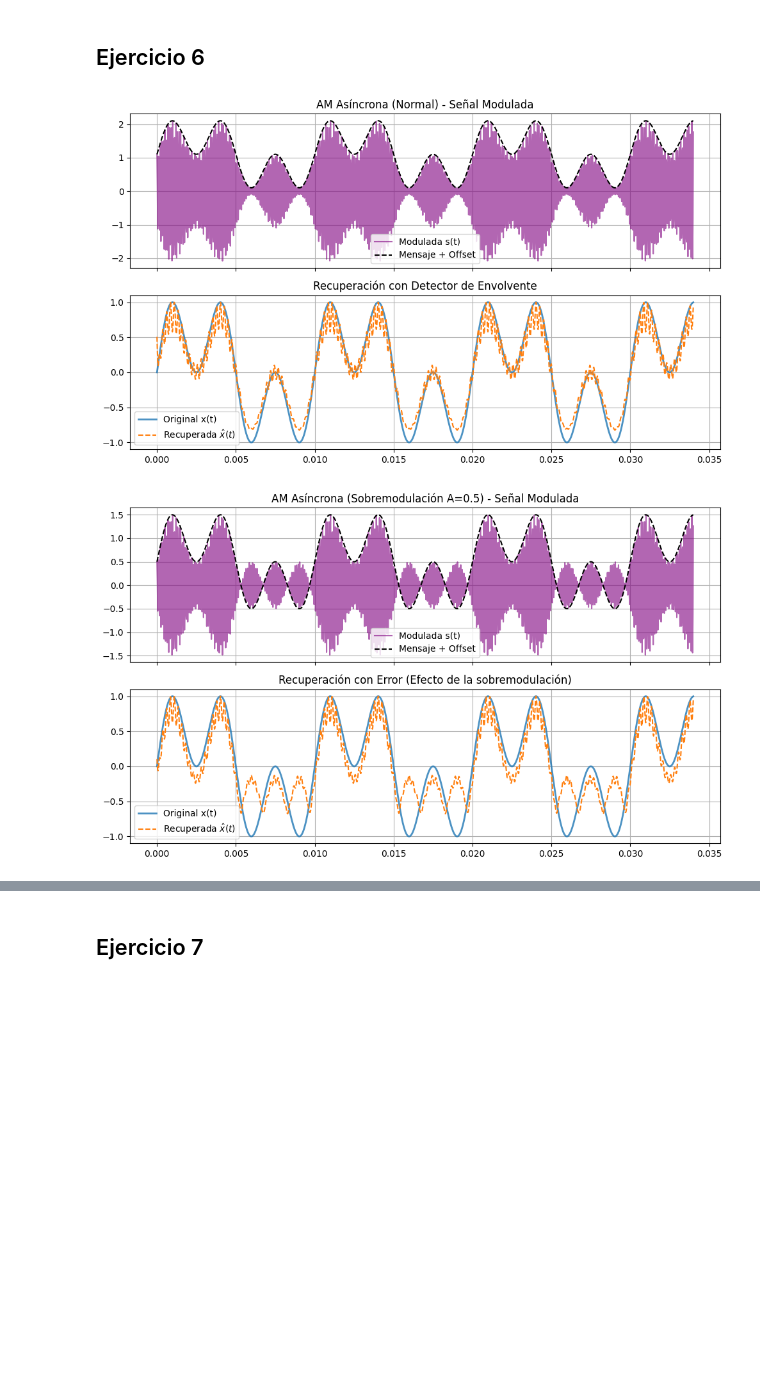
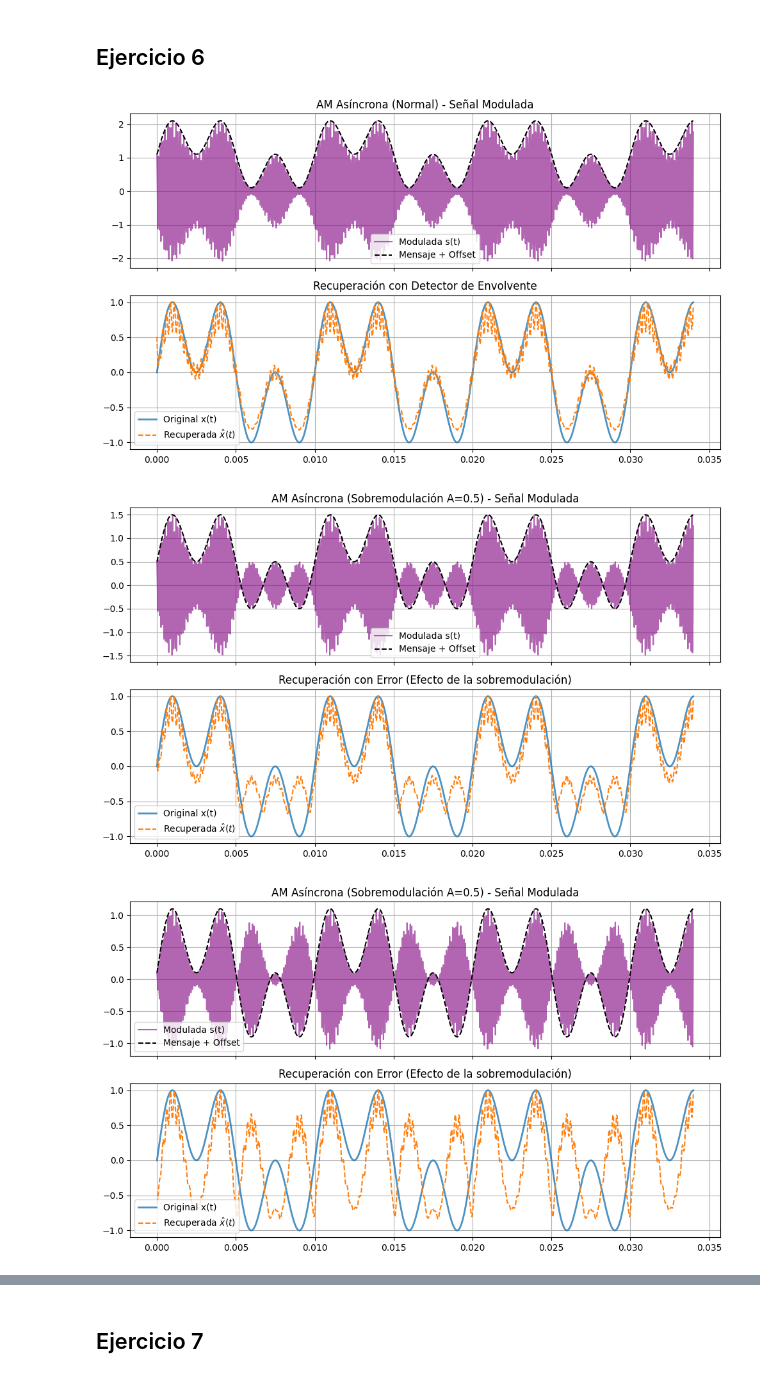
Before and after one commit to s4nt1lu1/pds, a Jupyter notebook: TP5/TP5.ipynb, the cells around one changed output, grey strips where cells are left out. Drawn from its saved outputs; the diff is of its cells as text; code cells hidden in the pictures; blank space fills up the shorter version.

```diff
--- a/TP5/TP5.ipynb
+++ b/TP5/TP5.ipynb
@@ -403,7 +365,6 @@ from scipy.signal import butter, filtfilt
 def am_asincrona(x, fs, fc, A=None):
     t = np.arange(len(x)) / fs
 
-    # --- TRANSMISOR (Modulación) ---
     max_val = np.max(np.abs(x))
 
     # Si no nos pasan un offset 'A', calculamos uno óptimo (10% más grande que el pico máximo)
@@ -413,26 +374,24 @@ def am_asincrona(x, fs, fc, A=None):
     portadora = np.cos(2 * np.pi * fc * t)
     s_t = (A + x) * portadora
 
-    # --- RECEPTOR (Detector de Envolvente) ---
-    # 1. Simulación del Diodo
+    # Simulación del Diodo (Rectificado)
     s_rect = np.abs(s_t)
 
-    # 2. Simulación del Capacitor (Filtro Pasa Bajos)
+    # Filtro Pasa Bajos
     nyq = 0.5 * fs
     f_corte = fc * 0.5
     b, a = butter(5, f_corte / nyq, btype='low')
 
     x_hat_raw = filtfilt(b, a, s_rect)
 
-    # 3. Bloqueo de DC y compensación de ganancia
+    # Bloqueo de DC y compensación de ganancia
     x_hat = x_hat_raw - np.mean(x_hat_raw)
     x_hat = x_hat * (np.max(np.abs(x)) / np.max(np.abs(x_hat)))
 
     return s_t, x_hat
 
-# ==========================================
 # CONFIGURACIÓN INICIAL DE LA SEÑAL
-# ==========================================
+
 fs = 44100
 t = np.arange(0, 1.0, 1/fs)
 x_synth = np.sin(2 * np.pi * 100 * t) + np.sin(2 * np.pi * 300 * t)
@@ -442,9 +401,8 @@ fc_synth = 10000
 # Parámetro visual para hacer zoom en los primeros ciclos
 muestras = 1500
 
-# ==========================================
-# PRUEBA 1: AM Normal (A óptimo automático)
-# ==========================================
+# AM Normal (A óptimo automático)
+
 s_opt, x_hat_opt = am_asincrona(x_synth, fs, fc_synth)
 
 fig, axs = plt.subplots(2, 1, figsize=(10, 6), sharex=True)
@@ -457,33 +415,54 @@ axs[0].grid(True)
 axs[1].plot(t[:muestras], x_synth[:muestras], label='Original x(t)', alpha=0.8, linewidth=2)
 axs[1].plot(t[:muestras], x_hat_opt[:muestras], label='Recuperada $\hat{x}(t)$', linestyle='--')
 axs[1].set_title('Recuperación con Detector de Envolvente')
 axs[1].legend()
 axs[1].grid(True)
 
 plt.tight_layout()
 plt.show()
 
-# ==========================================
-# PRUEBA 2: Sobremodulación (Inciso C: A = 0.5 * max(|x|))
-# ==========================================
+# Sobremodulación (Inciso C: A = 0.5 * max(|x|))
+
 A_critico = 0.5 * np.max(np.abs(x_synth))
 s_crit, x_hat_crit = am_asincrona(x_synth, fs, fc_synth, A=A_critico)
 
 fig, axs = plt.subplots(2, 1, figsize=(10, 6), sharex=True)
 axs[0].plot(t[:muestras], s_crit[:muestras], color='purple', alpha=0.6, label='Modulada s(t)')
 axs[0].plot(t[:muestras], x_synth[:muestras] + A_critico, 'k--', label='Mensaje + Offset')
 axs[0].set_title('AM Asíncrona (Sobremodulación A=0.5) - Señal Modulada')
 axs[0].legend()
 axs[0].grid(True)
 
 axs[1].plot(t[:muestras], x_synth[:muestras], label='Original x(t)', alpha=0.8, linewidth=2)
 axs[1].plot(t[:muestras], x_hat_crit[:muestras], label='Recuperada $\hat{x}(t)$', linestyle='--')
 axs[1].set_title('Recuperación con Error (Efecto de la sobremodulación)')
 axs[1].legend()
 axs[1].grid(True)
 
 plt.tight_layout()
 plt.show()
+
+# Sobremodulación aspera (A = 0.1 * max(|x|))
+
+A_critico = 0.1 * np.max(np.abs(x_synth))
+s_crit, x_hat_crit = am_asincrona(x_synth, fs, fc_synth, A=A_critico)
+
+fig, axs = plt.subplots(2, 1, figsize=(10, 6), sharex=True)
+axs[0].plot(t[:muestras], s_crit[:muestras], color='purple', alpha=0.6, label='Modulada s(t)')
+axs[0].plot(t[:muestras], x_synth[:muestras] + A_critico, 'k--', label='Mensaje + Offset')
+axs[0].set_title('AM Asíncrona (Sobremodulación A=0.5) - Señal Modulada')
+axs[0].legend()
+axs[0].grid(True)
+
+axs[1].plot(t[:muestras], x_synth[:muestras], label='Original x(t)', alpha=0.8, linewidth=2)
+axs[1].plot(t[:muestras], x_hat_crit[:muestras], label='Recuperada $\hat{x}(t)$', linestyle='--')
+axs[1].set_title('Recuperación con Error (Efecto de la sobremodulación)')
+axs[1].legend()
+axs[1].grid(True)
+
+plt.tight_layout()
+plt.show()
 # %% [output]
 [figure]
 [figure]
+[figure, added]
```
Also changed, not shown: parts of 3 cells of this notebook, 6 other files.
